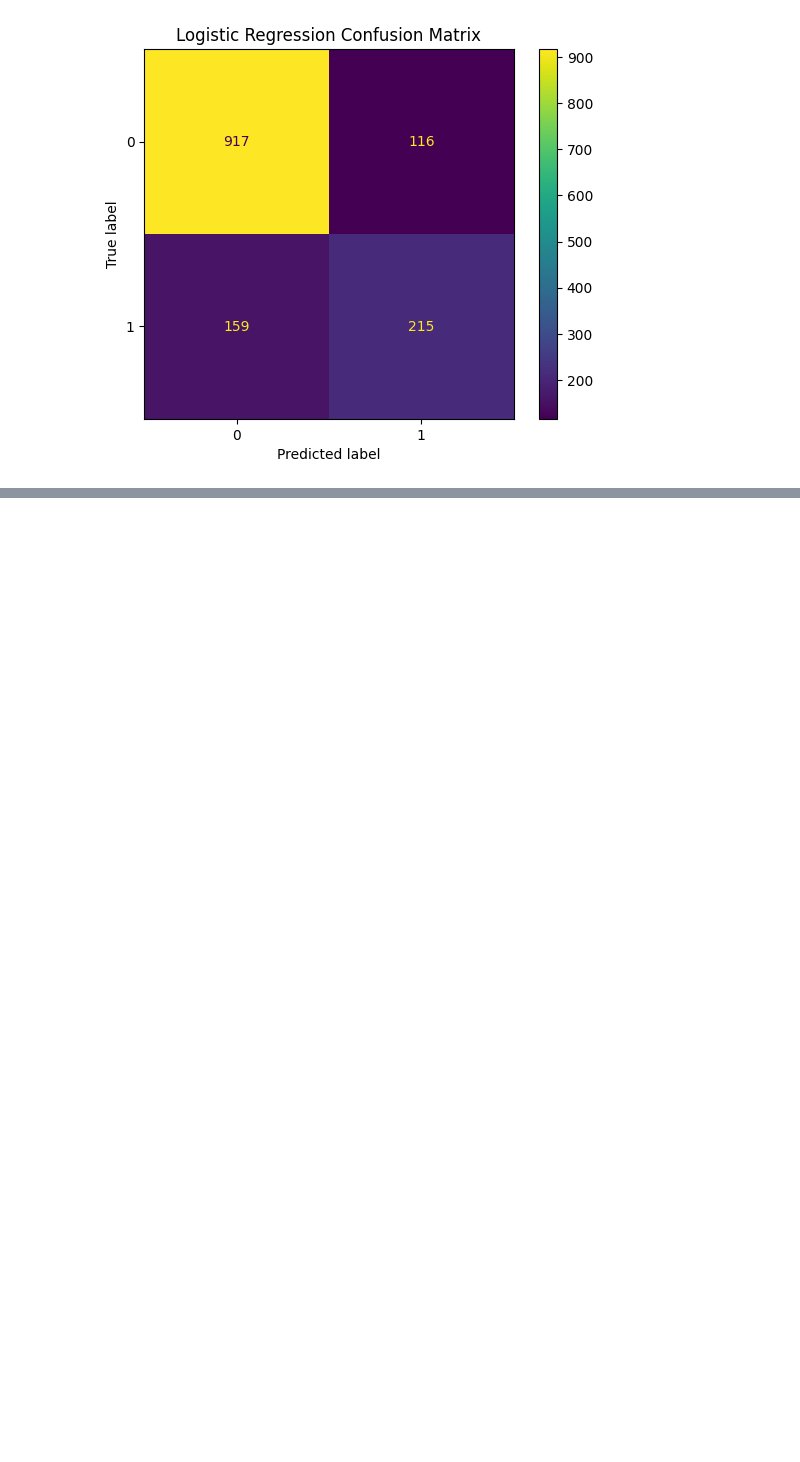
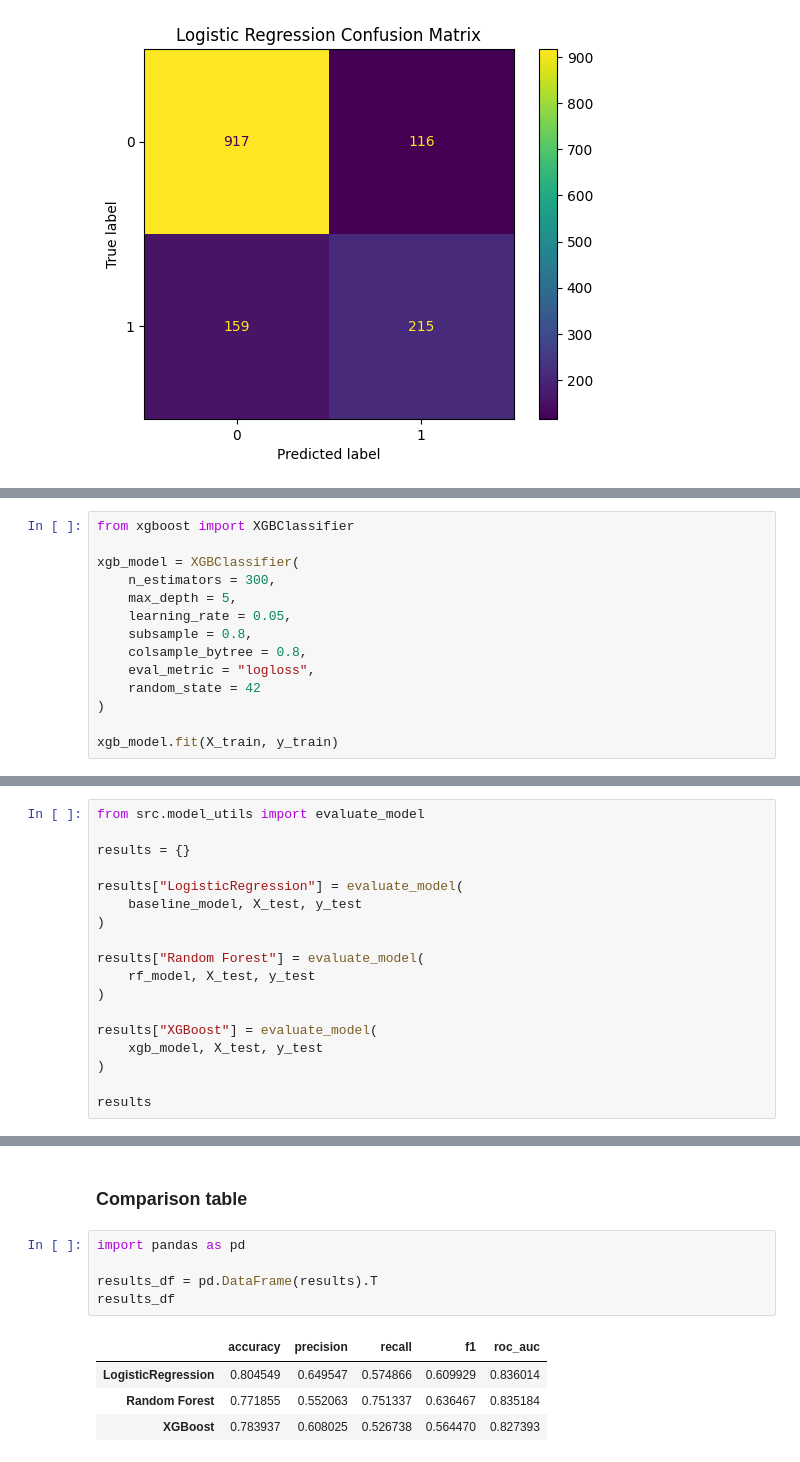
Before and after one commit to ashlanserrao/customer-churn-prediction-platform, a Jupyter notebook: notebooks/02_modeling.ipynb, the cells around one changed output, grey strips where cells are left out. Drawn from its saved outputs; the diff is of its cells as text; blank space fills up the shorter version.

Commit message:
Add Random Forest and XGBoost models with comparison framework

```diff
--- a/notebooks/02_modeling.ipynb
+++ b/notebooks/02_modeling.ipynb
@@ -108,0 +127,14 @@ plt.show()
+# %%
+from xgboost import XGBClassifier
+
+xgb_model = XGBClassifier(
+    n_estimators = 300,
+    max_depth = 5,
+    learning_rate = 0.05,
+    subsample = 0.8,
+    colsample_bytree = 0.8,
+    eval_metric = "logloss",
+    random_state = 42
+)
+
+xgb_model.fit(X_train, y_train)
@@ -108,0 +156,18 @@ plt.show()
+# %%
+from src.model_utils import evaluate_model
+
+results = {}
+
+results["LogisticRegression"] = evaluate_model(
+    baseline_model, X_test, y_test
+)
+
+results["Random Forest"] = evaluate_model(
+    rf_model, X_test, y_test
+)
+
+results["XGBoost"] = evaluate_model(
+    xgb_model, X_test, y_test
+)
+
+results
@@ -108,0 +190,12 @@ plt.show()
+# %% [markdown]
+### Comparison table
+# %%
+import pandas as pd
+
+results_df = pd.DataFrame(results).T
+results_df
+# %% [output]
+|  | accuracy | precision | recall | f1 | roc_auc |
+| LogisticRegression | 0.804549 | 0.649547 | 0.574866 | 0.609929 | 0.836014 |
+| Random Forest | 0.771855 | 0.552063 | 0.751337 | 0.636467 | 0.835184 |
+| XGBoost | 0.783937 | 0.608025 | 0.526738 | 0.564470 | 0.827393 |
```
Also changed, not shown: parts of 7 cells of this notebook, 1 other file.
